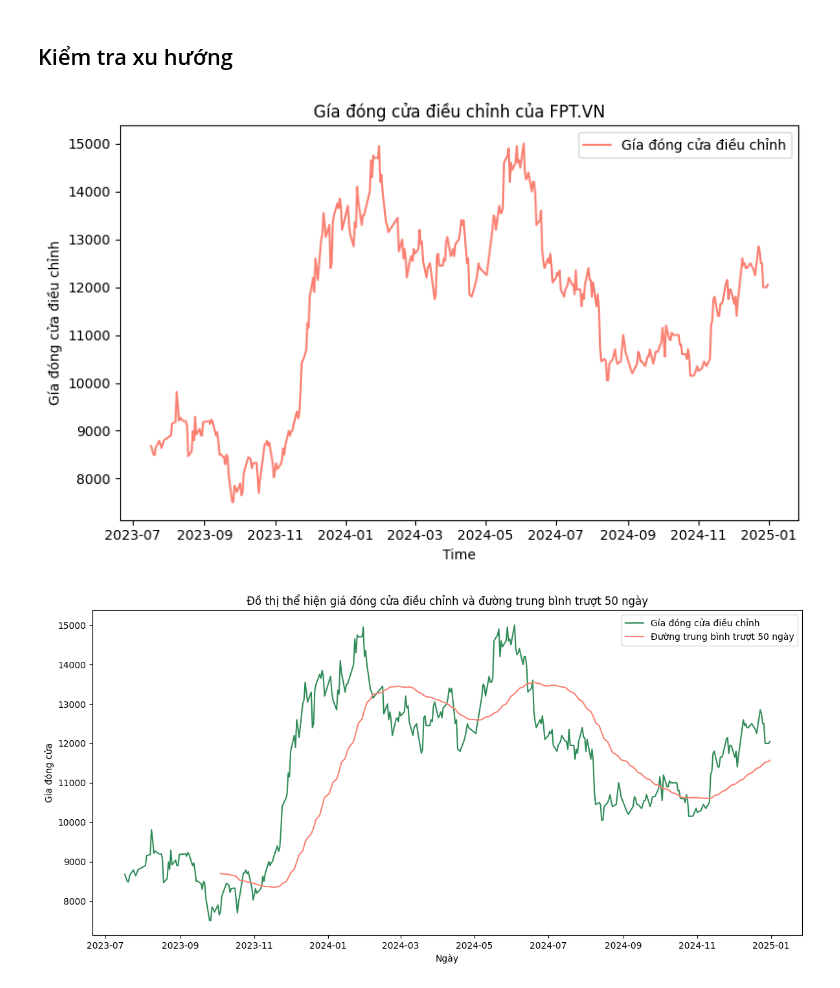
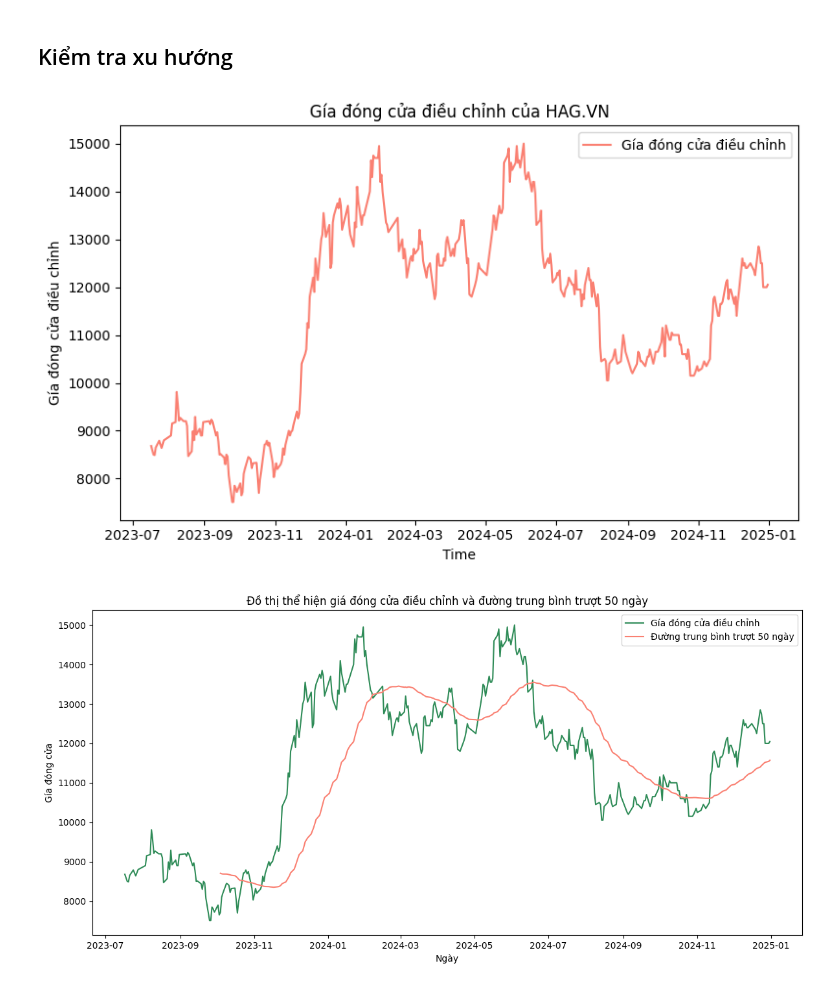
Before and after one commit to qz4ng/CF_Giang_23280052_Kien_23280066, a Jupyter notebook: exploratory_data_analysis/EDA_HAG.ipynb, the cells around one changed output. Cells and saved outputs as stored; diff of their text form; code cells hidden in the pictures.

```diff
--- a/exploratory_data_analysis/EDA_HAG.ipynb
+++ b/exploratory_data_analysis/EDA_HAG.ipynb
@@ -108,16 +118,16 @@ plt.show()
 # %%
 # Ta quan tâm đến giá đóng cửa điều chỉnh (Adj close)
 adj = df['Adj Close']
 plt.figure(figsize=(8,5))
 plt.plot(adj, label = "Gía đóng cửa điều chỉnh", color = 'salmon')
-plt.title("Gía đóng cửa điều chỉnh của FPT.VN")
+plt.title("Gía đóng cửa điều chỉnh của HAG.VN")
 plt.xlabel("Time")
 plt.ylabel("Gía đóng cửa điều chỉnh")
 plt.legend()
 plt.tight_layout()
 plt.show()
 # %% [output]
-[figure, old version]
+[figure, new version]
 # %%
 # dùng moving avarage để làm mượt dữ liệu để xem xu hướng
 adj = df['Adj Close']
```
Also changed, not shown: parts of 3 cells of this notebook.
